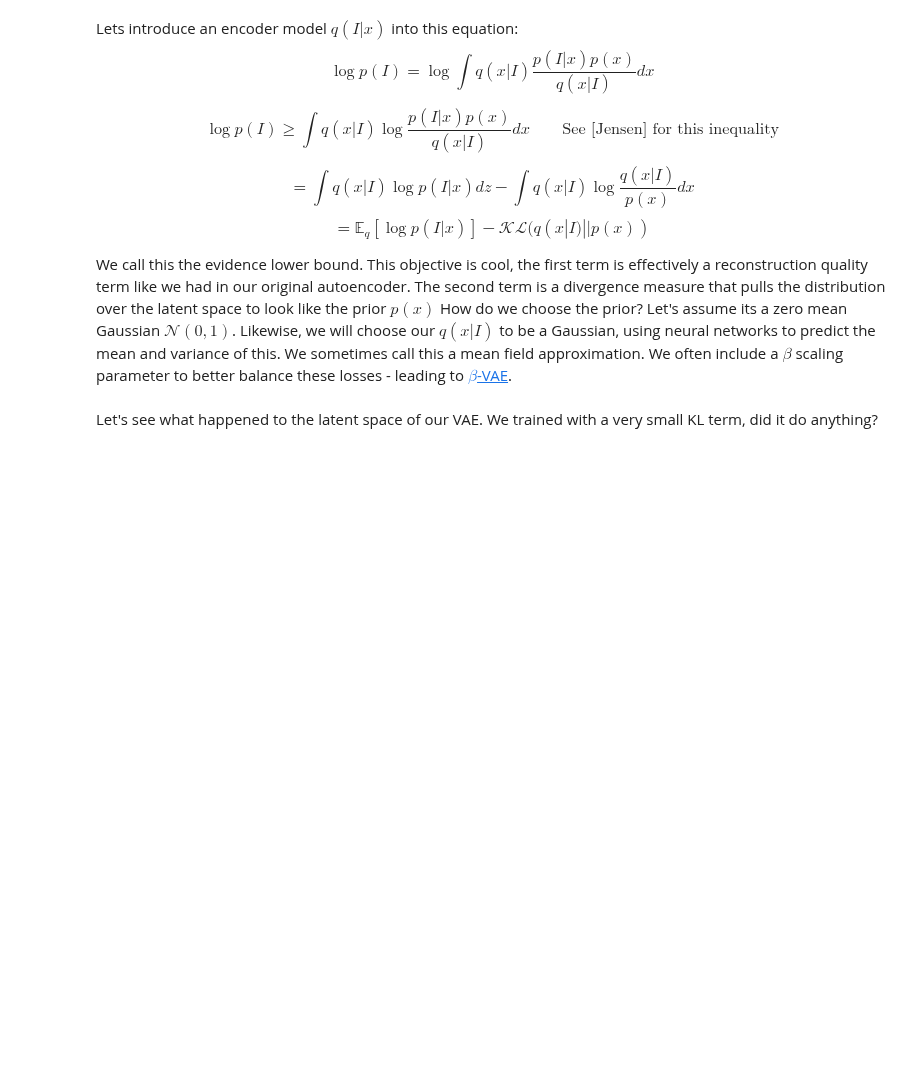
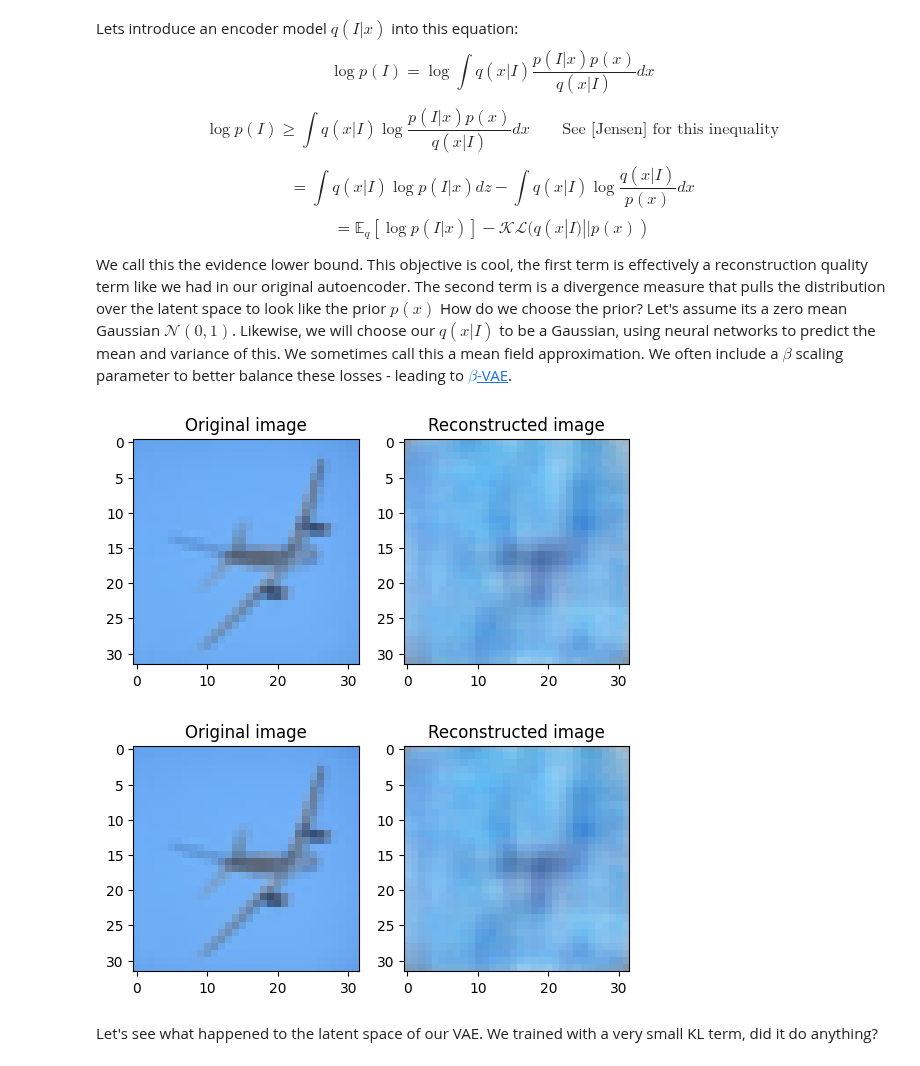
Before and after one commit to mgb45/ECE4076, a Jupyter notebook: bonus_content/2-Variational_autoencoding.ipynb, the cells around one changed output. Drawn from its saved outputs; the diff is of its cells as text; code cells hidden in the pictures; blank space fills up the shorter version.

```diff
--- a/bonus_content/2-Variational_autoencoding.ipynb
+++ b/bonus_content/2-Variational_autoencoding.ipynb
@@ -226,7 +248,7 @@ model = VAE(device=device,latent_dim=latent_dim).to(device)
 # %%
 avg_recon_loss = None  # exponential moving average
 avg_kl_loss = None  # exponential moving average
-n_epochs = 50
+n_epochs = 5
 
 optim = torch.optim.Adam(model.parameters(),lr=1e-4)
 
@@ -248,33 +270,36 @@ for step in range(n_epochs):
 
         loss.backward()
         optim.step()
 
         # Some visualisation during training.
         t.update(1)
 
         if avg_recon_loss is None:
             avg_recon_loss = recon_loss.item()
         else:
             avg_recon_loss = 0.95*avg_recon_loss + 0.05*recon_loss.item()
 
         if avg_kl_loss is None:
             avg_kl_loss = kl_loss.item()
         else:
             avg_kl_loss = 0.95*avg_kl_loss + 0.05*kl_loss.item()
         t.set_description(f"Iter: {step}. Average Recon Loss: {avg_recon_loss:.04f} Average KL Loss: {avg_kl_loss:.04f}")
     t.reset()
 
     im_recon,_,_,_ = model(im)
 
     plt.clf()
     plt.subplot(1,2,1)
     plt.imshow(im[0,:,:,:].transpose(0,2).cpu())
     plt.title('Original image')
     plt.subplot(1,2,2)
     plt.imshow(im_recon[0,:,:,:].transpose(0,2).detach().cpu())
     plt.title('Reconstructed image')
     display.clear_output(wait=True)
     display.display(plt.gcf())
+# %% [output]
+[figure, added]
+[figure, added]
 # %% [markdown]
 Let's see what happened to the latent space of our VAE. We trained with a very small KL term, did it do anything?
 # %%
```
Also changed, not shown: parts of 6 cells of this notebook, 1 other file.
